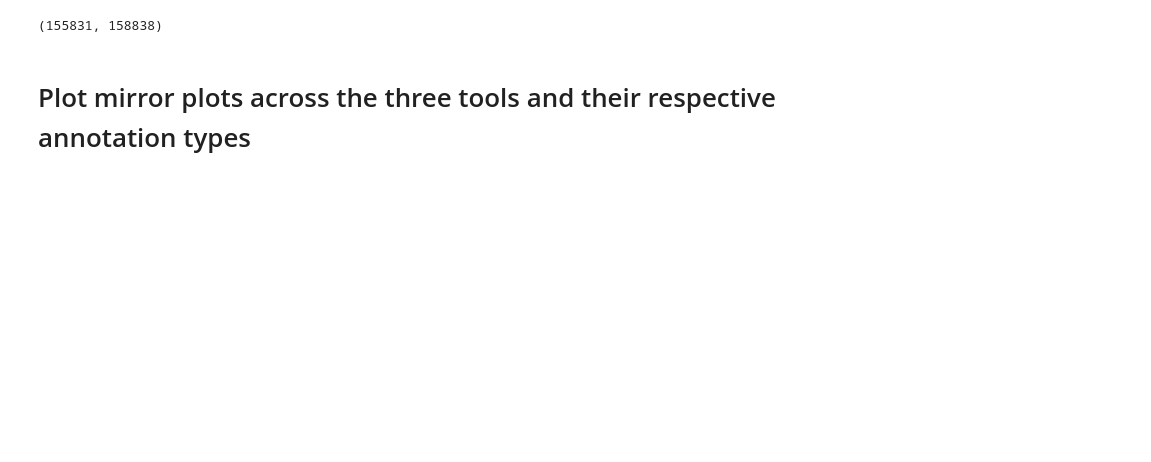
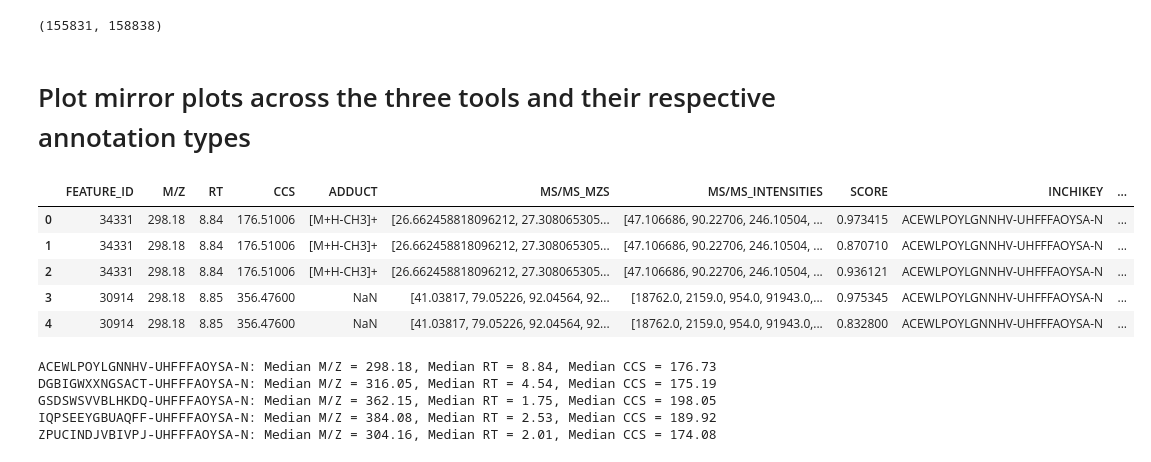
Before and after one commit to enveda/tims-bench, a Jupyter notebook: notebooks/04c_reframe_mirror_plots.ipynb, the cells around one changed output. Drawn from its saved outputs; the diff is of its cells as text; code cells hidden in the pictures; blank space fills up the shorter version.

Commit message:
update mirror plots

```diff
--- a/notebooks/04c_reframe_mirror_plots.ipynb
+++ b/notebooks/04c_reframe_mirror_plots.ipynb
@@ -177,6 +180,15 @@ inchikeys_of_interest = [
 subset_df = subset_confident_annotations[
     subset_confident_annotations["INCHIKEY"].isin(inchikeys_of_interest)
 ]
+
+# Build a reference spectrum lookup by INCHIKEY from the ground-truth library
+ref_lookup = (
+    ground_truth_library_data.drop_duplicates(subset="inchikey_2d")
+    .set_index("inchikey_2d")[["normalized_mzs", "normalized_intensities"]]
+    .to_dict(orient="index")
+)
+
+final_plot_data = []
 
 for inchikey, group_df in subset_df.groupby("INCHIKEY"):
     group_df.sort_values(
@@ -220,11 +232,18 @@ for inchikey, group_df in subset_df.groupby("INCHIKEY"):
             final_hits = final_hits.groupby(["tool", "annotation_type"]).head(1)
             final_hits.sort_values(by=["tool", "annotation_type"], inplace=True)
 
+            final_plot_data.append(final_hits)
+
             annotation_type_mapping = {
-                "annotated_spectral_entropy": "Spectral",
+                "annotated_spectral_entropy": "Spectral Entropy",
                 "annotated_cosine_similarity": "Cosine",
-                "annotated_dreams_similarity": "DREAMS",
+                "annotated_dreams_similarity": "DreaMS",
             }
+
+            # Look up the reference spectrum for this InChIKey
+            ref_entry = ref_lookup.get(inchikey, {})
+            ref_mzs = ref_entry.get("normalized_mzs")
+            ref_ints = ref_entry.get("normalized_intensities")
 
             all_spectra = []
             for idx, row in final_hits.iterrows():
@@ -237,16 +256,36 @@ for inchikey, group_df in subset_df.groupby("INCHIKEY"):
                         "intensities": ints,
                         "tool": row["tool"],
                         "title": title,
+                        "ref_mzs": ref_mzs,
+                        "ref_intensities": ref_ints,
                     }
                 )
 
             inchikey = row["INCHIKEY"]
             name = row["NAME"]
 
+            mz_range_mapper = {
+                "ACEWLPOYLGNNHV-UHFFFAOYSA-N": 200,  # Ibuprofen piconol
+                "DGBIGWXXNGSACT-UHFFFAOYSA-N": 350,  # Clonazepam
+                "GSDSWSVVBLHKDQ-UHFFFAOYSA-N": 350,  # Ofloxacin
+                "IQPSEEYGBUAQFF-UHFFFAOYSA-N": 220,  # Pantoprazole
+                "ZPUCINDJVBIVPJ-UHFFFAOYSA-N": 320,  # Allococaine
+            }
+            title_mapper = {
+                "ACEWLPOYLGNNHV-UHFFFAOYSA-N": "Ibuprofen piconol",
+                "DGBIGWXXNGSACT-UHFFFAOYSA-N": "Clonazepam",
+                "GSDSWSVVBLHKDQ-UHFFFAOYSA-N": "Ofloxacin",
+                "IQPSEEYGBUAQFF-UHFFFAOYSA-N": "Pantoprazole",
+                "ZPUCINDJVBIVPJ-UHFFFAOYSA-N": "Allococaine",
+            }
+
             fig = make_spectrum_plot(
                 all_spectra,
-                title=f"{inchikey} ({name}) - Confident Annotations Across Tools and Types",
+                title=f"{name} ({inchikey})",
                 n_cols=3,
+                x_max=mz_range_mapper.get(
+                    inchikey, 350
+                ),  # Add some padding to the x-axis limit
             )
 
             os.makedirs("../figures/spectrum_plots", exist_ok=True)
@@ -256,3 +295,29 @@ for inchikey, group_df in subset_df.groupby("INCHIKEY"):
 
             # Save the figure as png
             fig.write_image(f"../figures/spectrum_plots/{inchikey}.png", scale=2)
+# %%
+final_plot_data_df = pd.concat(final_plot_data, ignore_index=True)
+final_plot_data_df.head()
+# %% [output]
+|  | FEATURE_ID | M/Z | RT | CCS | ADDUCT | MS/MS_MZS | MS/MS_INTENSITIES | SCORE | INCHIKEY | ... |
+| 0 | 34331 | 298.18 | 8.84 | 176.51006 | [M+H-CH3]+ | [26.662458818096212, 27.308065305... | [47.106686, 90.22706, 246.10504, ... | 0.973415 | ACEWLPOYLGNNHV-UHFFFAOYSA-N | ... |
+| 1 | 34331 | 298.18 | 8.84 | 176.51006 | [M+H-CH3]+ | [26.662458818096212, 27.308065305... | [47.106686, 90.22706, 246.10504, ... | 0.870710 | ACEWLPOYLGNNHV-UHFFFAOYSA-N | ... |
+| 2 | 34331 | 298.18 | 8.84 | 176.51006 | [M+H-CH3]+ | [26.662458818096212, 27.308065305... | [47.106686, 90.22706, 246.10504, ... | 0.936121 | ACEWLPOYLGNNHV-UHFFFAOYSA-N | ... |
+| 3 | 30914 | 298.18 | 8.85 | 356.47600 | NaN | [41.03817, 79.05226, 92.04564, 92... | [18762.0, 2159.0, 954.0, 91943.0,... | 0.975345 | ACEWLPOYLGNNHV-UHFFFAOYSA-N | ... |
+| 4 | 30914 | 298.18 | 8.85 | 356.47600 | NaN | [41.03817, 79.05226, 92.04564, 92... | [18762.0, 2159.0, 954.0, 91943.0,... | 0.832800 | ACEWLPOYLGNNHV-UHFFFAOYSA-N | ... |
+# %%
+# For each inchikey, get median of M/Z, RT, CCS
+for inchikey, group_df in final_plot_data_df.groupby("INCHIKEY"):
+    median_mz = group_df["M/Z"].median()
+    median_rt = group_df["RT"].median()
+    median_ccs = group_df["CCS"].median()
+
+    print(
+        f"{inchikey}: Median M/Z = {median_mz:.2f}, Median RT = {median_rt:.2f}, Median CCS = {median_ccs:.2f}"
+    )
+# %% [output]
+ACEWLPOYLGNNHV-UHFFFAOYSA-N: Median M/Z = 298.18, Median RT = 8.84, Median CCS = 176.73
+DGBIGWXXNGSACT-UHFFFAOYSA-N: Median M/Z = 316.05, Median RT = 4.54, Median CCS = 175.19
+GSDSWSVVBLHKDQ-UHFFFAOYSA-N: Median M/Z = 362.15, Median RT = 1.75, Median CCS = 198.05
+IQPSEEYGBUAQFF-UHFFFAOYSA-N: Median M/Z = 384.08, Median RT = 2.53, Median CCS = 189.92
+ZPUCINDJVBIVPJ-UHFFFAOYSA-N: Median M/Z = 304.16, Median RT = 2.01, Median CCS = 174.08
```
Also changed, not shown: parts of 2 cells of this notebook, 11 other files.
